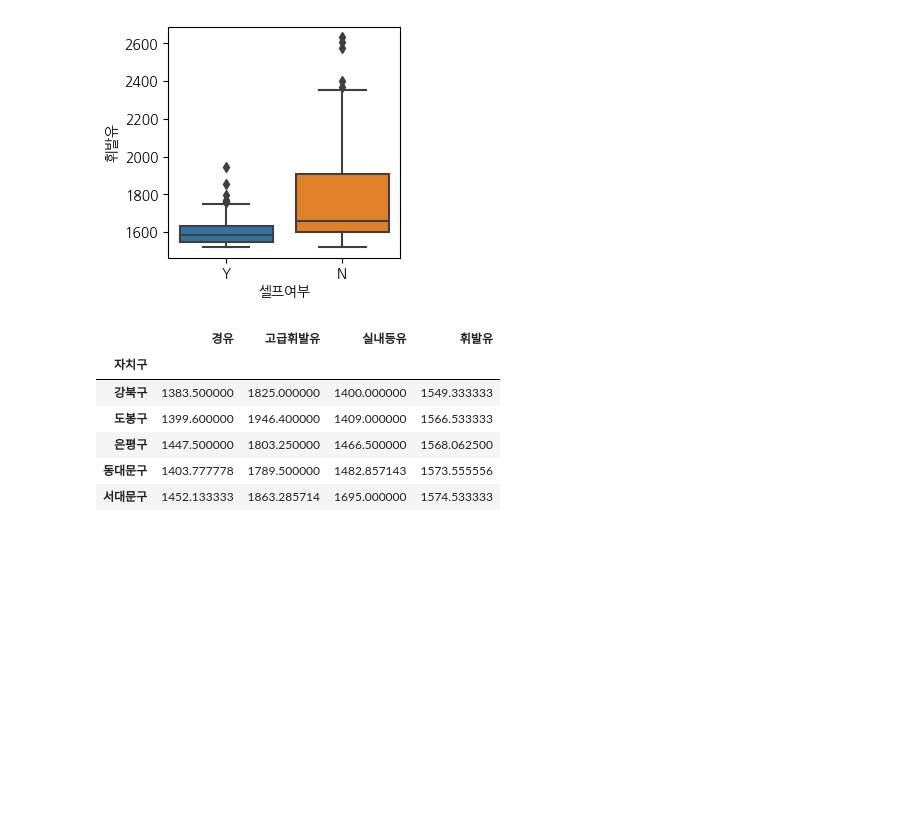
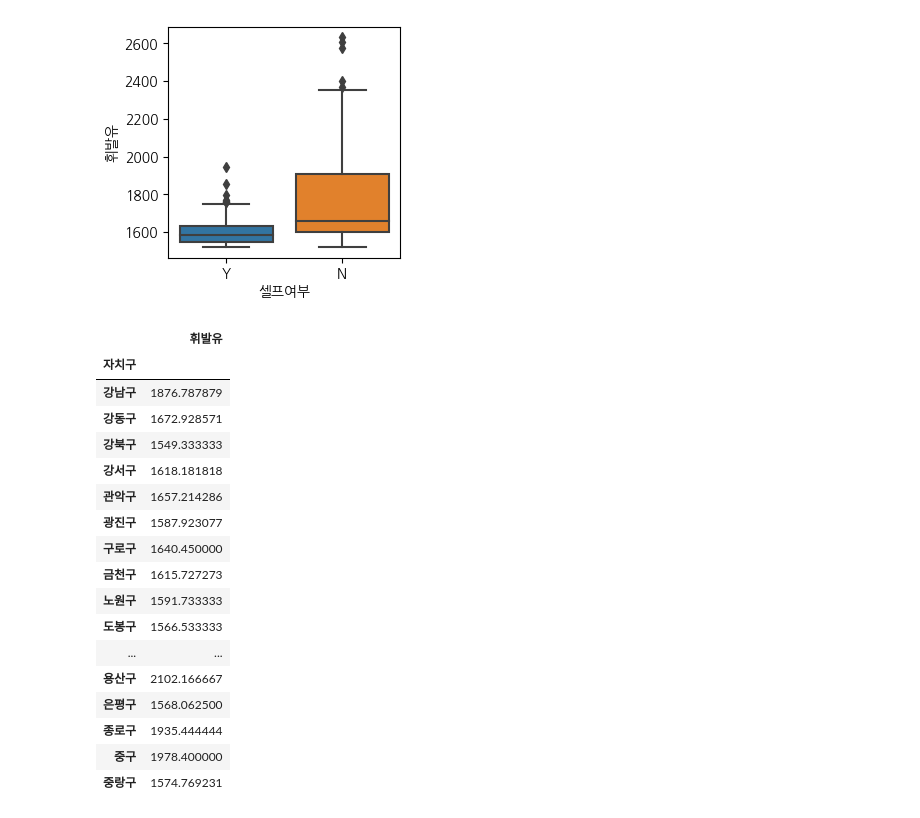
Before and after one commit to cape88/scrapping-oil-price, a Jupyter notebook: nbs/visualator.ipynb, the cells around one changed output. Cells and saved outputs as stored; diff of their text form; code cells hidden in the pictures; blank space fills up the shorter version.

```diff
--- a/nbs/visualator.ipynb
+++ b/nbs/visualator.ipynb
@@ -36,14 +38,28 @@ sns.boxplot(data, x="셀프여부", y="휘발유")
 <Axes: xlabel='셀프여부', ylabel='휘발유'>
 [figure]
 # %%
-pd.pivot_table(data, index="자치구", values=["고급휘발유", "휘발유", "경유", "실내등유"], aggfunc=np.mean) \
-    .sort_values(by="휘발유") \
-    .head(5)
+# pd.pivot_table(data, index="자치구", values=["고급휘발유", "휘발유", "경유", "실내등유"], aggfunc=np.mean) \
+#     .sort_values(by="휘발유") \
+#     .head(5)
+
+gasoline_data = pd.pivot_table(data, index="자치구", values="휘발유", aggfunc=np.mean)
+gasoline_data
 # %% [output]
-|  | 경유 | 고급휘발유 | 실내등유 | 휘발유 |
-| 자치구 |  |  |  |  |
-| 강북구 | 1383.500000 | 1825.000000 | 1400.000000 | 1549.333333 |
-| 도봉구 | 1399.600000 | 1946.400000 | 1409.000000 | 1566.533333 |
-| 은평구 | 1447.500000 | 1803.250000 | 1466.500000 | 1568.062500 |
-| 동대문구 | 1403.777778 | 1789.500000 | 1482.857143 | 1573.555556 |
-| 서대문구 | 1452.133333 | 1863.285714 | 1695.000000 | 1574.533333 |
+|  | 휘발유 |
+| 자치구 |  |
+| 강남구 | 1876.787879 |
+| 강동구 | 1672.928571 |
+| 강북구 | 1549.333333 |
+| 강서구 | 1618.181818 |
+| 관악구 | 1657.214286 |
+| 광진구 | 1587.923077 |
+| 구로구 | 1640.450000 |
+| 금천구 | 1615.727273 |
+| 노원구 | 1591.733333 |
+| 도봉구 | 1566.533333 |
+| ... | ... |
+| 용산구 | 2102.166667 |
+| 은평구 | 1568.062500 |
+| 종로구 | 1935.444444 |
+| 중구 | 1978.400000 |
+| 중랑구 | 1574.769231 |
```
Also changed, not shown: parts of 2 cells of this notebook, 3 other files.
